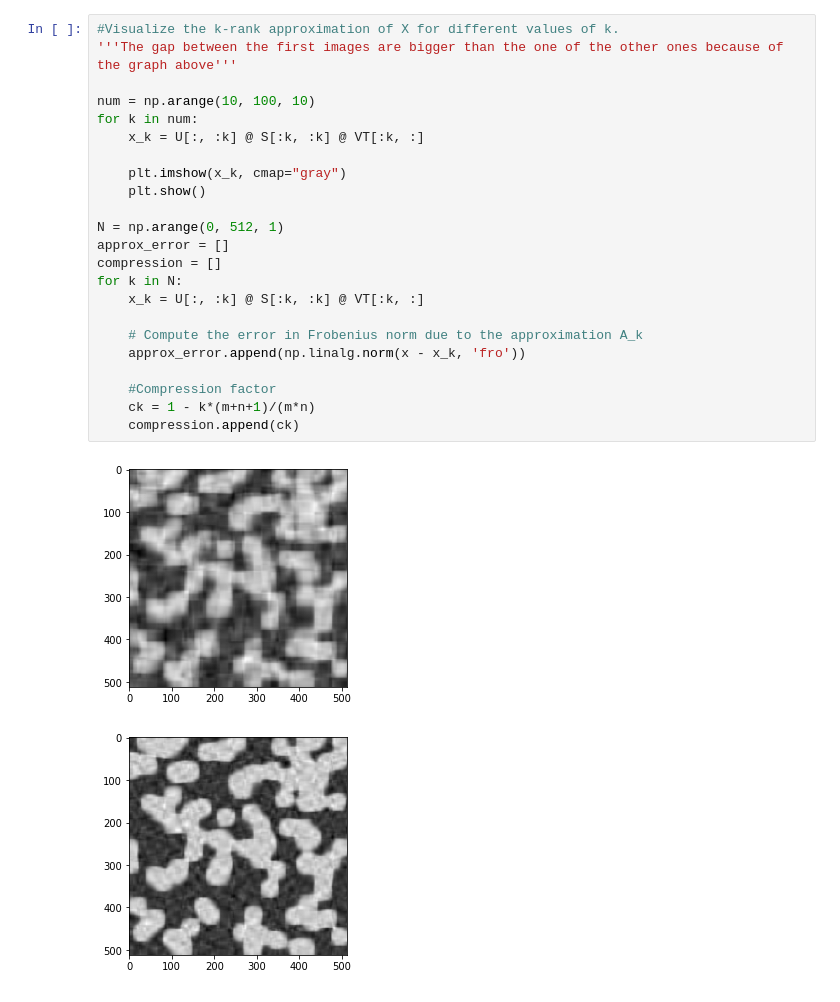
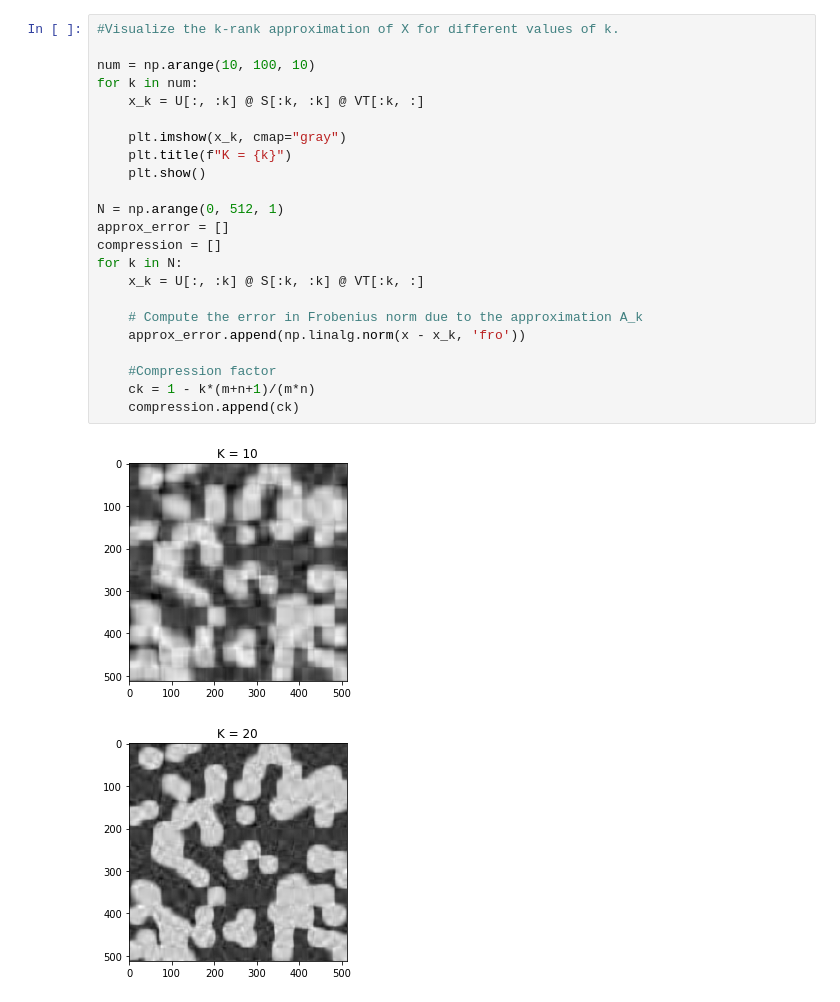
Before and after one commit to ireneburri/SMMLab, a Jupyter notebook: Homework2/Homework2_SVDDecomposition.ipynb, the cells around one changed output. Saved outputs shown, nothing was run; the diff lists cells and outputs as text.

```diff
--- a/Homework2/Homework2_SVDDecomposition.ipynb
+++ b/Homework2/Homework2_SVDDecomposition.ipynb
@@ -51,26 +49,26 @@ plt.show()
 # %%
 #Visualize the k-rank approximation of X for different values of k.
-'''The gap between the first images are bigger than the one of the other ones because of the graph above'''
 
 num = np.arange(10, 100, 10)
 for k in num:
     x_k = U[:, :k] @ S[:k, :k] @ VT[:k, :]
 
     plt.imshow(x_k, cmap="gray")
+    plt.title(f"K = {k}")
     plt.show()
 
 N = np.arange(0, 512, 1)
 approx_error = []
 compression = []
 for k in N:
     x_k = U[:, :k] @ S[:k, :k] @ VT[:k, :]
 
     # Compute the error in Frobenius norm due to the approximation A_k
     approx_error.append(np.linalg.norm(x - x_k, 'fro'))
 
     #Compression factor
     ck = 1 - k*(m+n+1)/(m*n)
     compression.append(ck)
 # %% [output]
-[figure, old version]
+[figure, new version]
-[figure, old version]
+[figure, new version]
```
Also changed, not shown: parts of 6 cells of this notebook, 3 other files.
